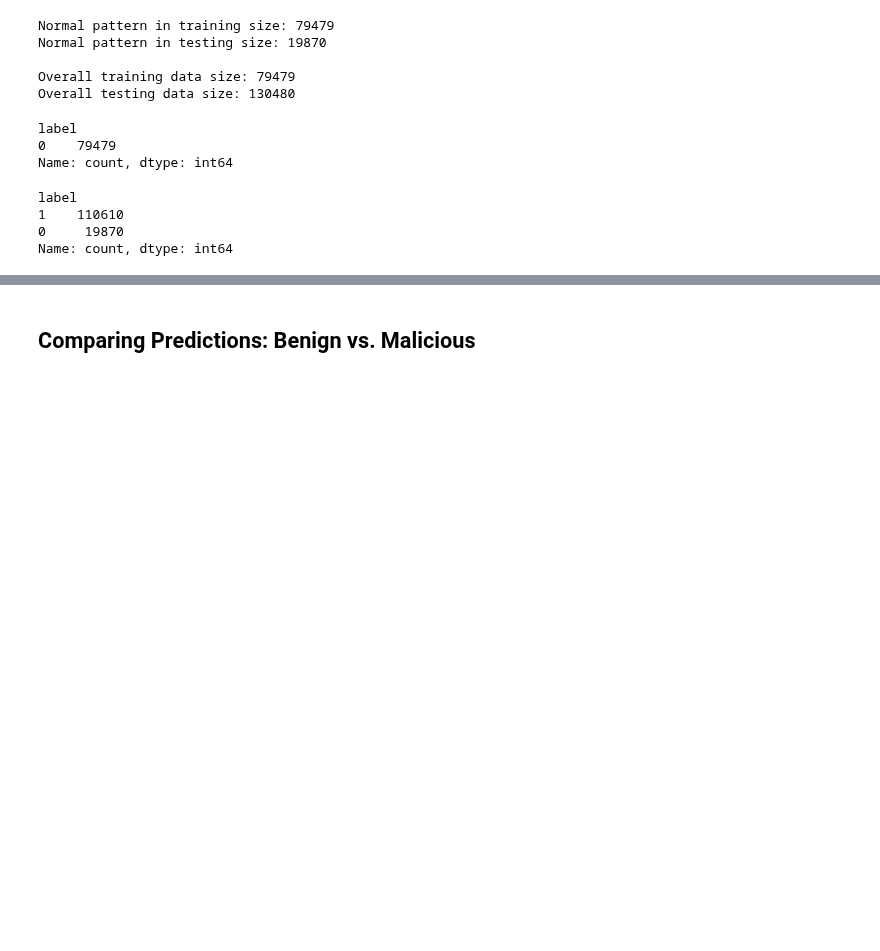
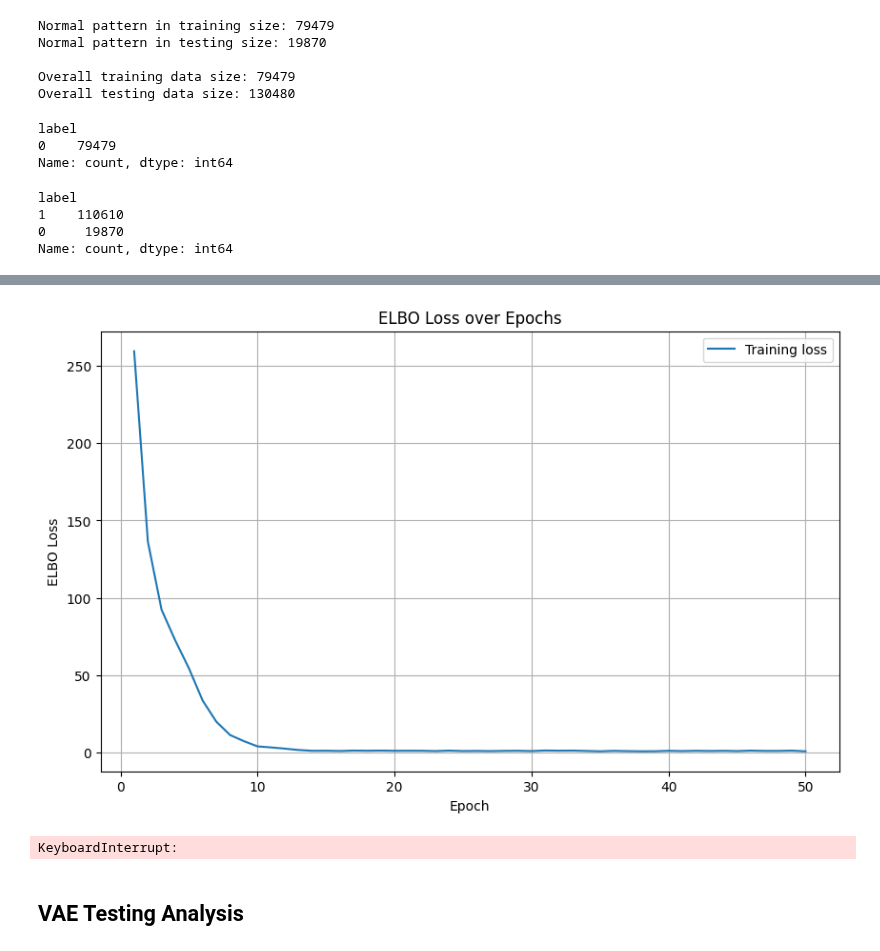
Before and after one commit to connormcmanigal/IoT-IDS-VAE-Classification, a Jupyter notebook: report.ipynb, the cells around one changed output, grey strips where cells are left out. Cells and saved outputs as stored; diff of their text form; code cells hidden in the pictures; blank space fills up the shorter version.

Commit message:
got VAE to work on training(80% of normal patterns), added considerations for bayesian optimization

```diff
--- a/report.ipynb
+++ b/report.ipynb
@@ -384,22 +389,25 @@ data_loader = DataLoader(train_data, batch_size = batch_size, shuffle = True)
+# %%
+# set up for training VAE
+X_train = torch.from_numpy(train_data.values).float()
+train_dataset = TensorDataset(X_train)
+batch_size = 64
+train_loader = DataLoader(train_dataset, batch_size = batch_size, shuffle = True)
 # %%
-# Train!
+# train VAE
 input_dim = X_train.shape[1]
-model = VariationalAutoEncoder(input_dim)
-optimizer = optim.Adam(model.parameters(), lr=1e-3)
-epochs = 50
-avg_train_loss = []
+vae = VariationalAutoEncoder(input_dim)
+optimizer = optim.Adam(vae.parameters(), lr = 1e-5)
+num_epochs = 50
+elbo_losses = []
 
-for epoch in range(epochs):
-    model.train()
-    train_loss = 0
-    for batch in data_loader:
-        x = batch[0]
-        x_reconstructed, mu, sigma = model(x)
-        elbo_loss = model.elbo_loss_function(x_reconstructed, x, mu, sigma)
+for epoch in range(num_epochs):
+    for data in train_loader:
+        data = data[0]
         optimizer.zero_grad()
-        (-elbo_loss).backward()
+        reconstructed, mu, sigma = vae(data)
+        loss = vae.elbo_loss_function(reconstructed, data, mu, sigma)
+        loss.backward()
         optimizer.step()
-        train_loss += elbo_loss.item()
-    avg_train_loss.append(train_loss / len(data_loader.dataset))
-print(f'Epoch [{epoch+1}/{epochs}], Loss: {avg_train_loss:.4f}')
+    elbo_losses.append(loss.item())
+    print(f'Epoch [{epoch + 1}/{num_epochs}], ELBO Loss: {loss.item():.4f}')
 # %% [output]
@@ -407,2 +431,34 @@ TypeError: unsupported format string passed to list.__format__
-# %% [markdown]
-## Comparing Predictions: Benign vs. Malicious
+# %%
+# visualize ELBO loss over epochs of training
+plt.figure(figsize = (10,6))
+plt.plot(range(1, num_epochs + 1), elbo_losses, label = 'Training loss')
+plt.title('ELBO Loss over Epochs')
+plt.xlabel('Epoch')
+plt.ylabel('ELBO Loss')
+plt.legend()
+plt.grid()
+plt.show()
+# %% [output]
+[figure, added]
+# %%
+# visualize latent dimensions (needs work!)
+latent_representations = []
+for data in train_loader:
+    data = data[0]
+    _, mu, _ = vae(data)
+    latent_representations.append(mu.detach().numpy())
+
+latent_representations = np.concatenate(latent_representations, axis = 0)
+tsne = TSNE(n_components = 2, random_state = 21)
+latent_tsne = tsne.fit_transform(latent_representations)
+
+plt.figure(figsize=(8, 6))
+plt.scatter(latent_tsne[:, 0], latent_tsne[:, 1])
+plt.xlabel('t-SNE Dimension 1')
+plt.ylabel('t-SNE Dimension 2')
+plt.title('Latent Space Visualization (t-SNE)')
+plt.show()
+# %% [output]
+KeyboardInterrupt:
+# %% [markdown]
+## VAE Testing Analysis
```
Also changed, not shown: parts of 9 cells of this notebook, 1 other file.
